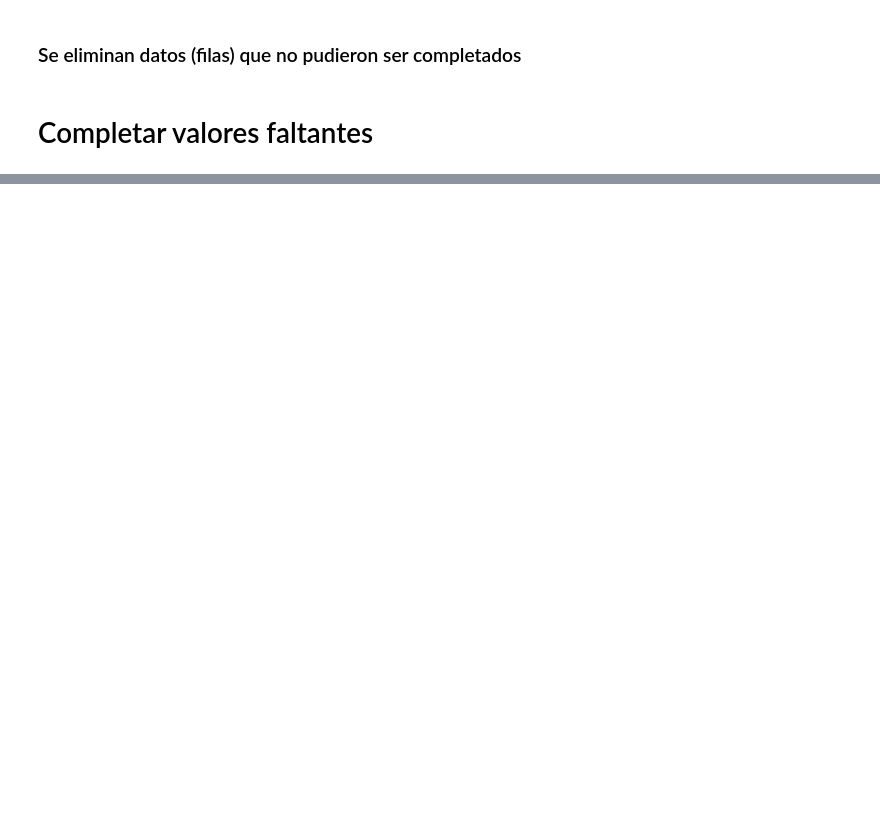
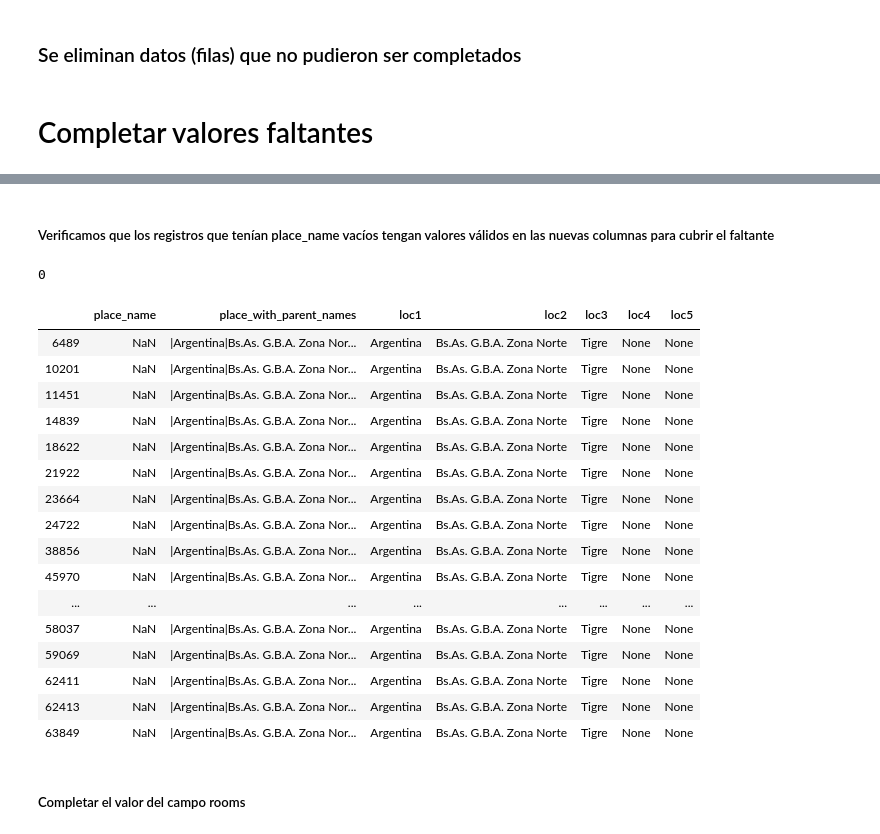
Before and after one commit to rdgagliano/DataScience-Grupo3, a Jupyter notebook: Desafio_1.ipynb, the cells around one changed output, grey strips where cells are left out. Drawn from its saved outputs; the diff is of its cells as text; code cells hidden in the pictures; blank space fills up the shorter version.

```diff
--- a/Desafio_1.ipynb
+++ b/Desafio_1.ipynb
@@ -66,0 +135,3 @@ df.reset_index();
+# %%
+#seteamos la longitud del output para mejor lectura
+pd.set_option('display.max_colwidth', -1)
@@ -66,0 +158,5 @@ df.reset_index();
+# %%
+def disgrega(valor):
+    return valor.strip('|').split('|')
+
+df['lista_auxiliar'] = df['place_with_parent_names'].apply(lambda x: disgrega(x))
@@ -66,0 +180,3 @@ df.reset_index();
+# %%
+df['conteo'] = df['lista_auxiliar'].apply(lambda x: len(x))
+df['conteo']
@@ -66,0 +208,19 @@ df.reset_index();
+# %%
+def chequeo2(valor):
+    if len(valor) > 2:
+        return valor[2]
+
+
+def chequeo3(valor):
+    if len(valor) > 3:
+        return valor[3]
+
+def chequeo4(valor):
+    if len(valor) > 4:
+        return valor[4]
+
+df['loc1'] = df['lista_auxiliar'].apply(lambda x: x[0])
+df['loc2'] = df['lista_auxiliar'].apply(lambda x: x[1])
+df['loc3'] = df['lista_auxiliar'].apply(lambda x: chequeo2(x))
+df['loc4'] = df['lista_auxiliar'].apply(lambda x: chequeo3(x))
+df['loc5'] = df['lista_auxiliar'].apply(lambda x: chequeo4(x))
@@ -67,3 +244,31 @@ df.reset_index();
+# %% [markdown]
+##### Verificamos que los registros que tenían place_name vacíos tengan valores válidos en las nuevas columnas para cubrir el faltante
+# %%
+len(df[df['place_name'].isna() & ~df['loc5'].isna()])
+# %% [output]
+0
+# %%
+df[df['place_name'].isna()][['place_name','place_with_parent_names', 'loc1', 'loc2', 'loc3', 'loc4', 'loc5']]
+# %% [output]
+|  | place_name | place_with_parent_names | loc1 | loc2 | loc3 | loc4 | loc5 |
+| 6489 | NaN | |Argentina|Bs.As. G.B.A. Zona Nor... | Argentina | Bs.As. G.B.A. Zona Norte | Tigre | None | None |
+| 10201 | NaN | |Argentina|Bs.As. G.B.A. Zona Nor... | Argentina | Bs.As. G.B.A. Zona Norte | Tigre | None | None |
+| 11451 | NaN | |Argentina|Bs.As. G.B.A. Zona Nor... | Argentina | Bs.As. G.B.A. Zona Norte | Tigre | None | None |
+| 14839 | NaN | |Argentina|Bs.As. G.B.A. Zona Nor... | Argentina | Bs.As. G.B.A. Zona Norte | Tigre | None | None |
+| 18622 | NaN | |Argentina|Bs.As. G.B.A. Zona Nor... | Argentina | Bs.As. G.B.A. Zona Norte | Tigre | None | None |
+| 21922 | NaN | |Argentina|Bs.As. G.B.A. Zona Nor... | Argentina | Bs.As. G.B.A. Zona Norte | Tigre | None | None |
+| 23664 | NaN | |Argentina|Bs.As. G.B.A. Zona Nor... | Argentina | Bs.As. G.B.A. Zona Norte | Tigre | None | None |
+| 24722 | NaN | |Argentina|Bs.As. G.B.A. Zona Nor... | Argentina | Bs.As. G.B.A. Zona Norte | Tigre | None | None |
+| 38856 | NaN | |Argentina|Bs.As. G.B.A. Zona Nor... | Argentina | Bs.As. G.B.A. Zona Norte | Tigre | None | None |
+| 45970 | NaN | |Argentina|Bs.As. G.B.A. Zona Nor... | Argentina | Bs.As. G.B.A. Zona Norte | Tigre | None | None |
+| ... | ... | ... | ... | ... | ... | ... | ... |
+| 58037 | NaN | |Argentina|Bs.As. G.B.A. Zona Nor... | Argentina | Bs.As. G.B.A. Zona Norte | Tigre | None | None |
+| 59069 | NaN | |Argentina|Bs.As. G.B.A. Zona Nor... | Argentina | Bs.As. G.B.A. Zona Norte | Tigre | None | None |
+| 62411 | NaN | |Argentina|Bs.As. G.B.A. Zona Nor... | Argentina | Bs.As. G.B.A. Zona Norte | Tigre | None | None |
+| 62413 | NaN | |Argentina|Bs.As. G.B.A. Zona Nor... | Argentina | Bs.As. G.B.A. Zona Norte | Tigre | None | None |
+| 63849 | NaN | |Argentina|Bs.As. G.B.A. Zona Nor... | Argentina | Bs.As. G.B.A. Zona Norte | Tigre | None | None |
+# %% [markdown]
+##### Completar el valor del campo rooms
 # %%
 def completarValoresFaltantesEnFila(dataFrameRow):
 
```
Also changed, not shown: parts of 21 cells of this notebook.
